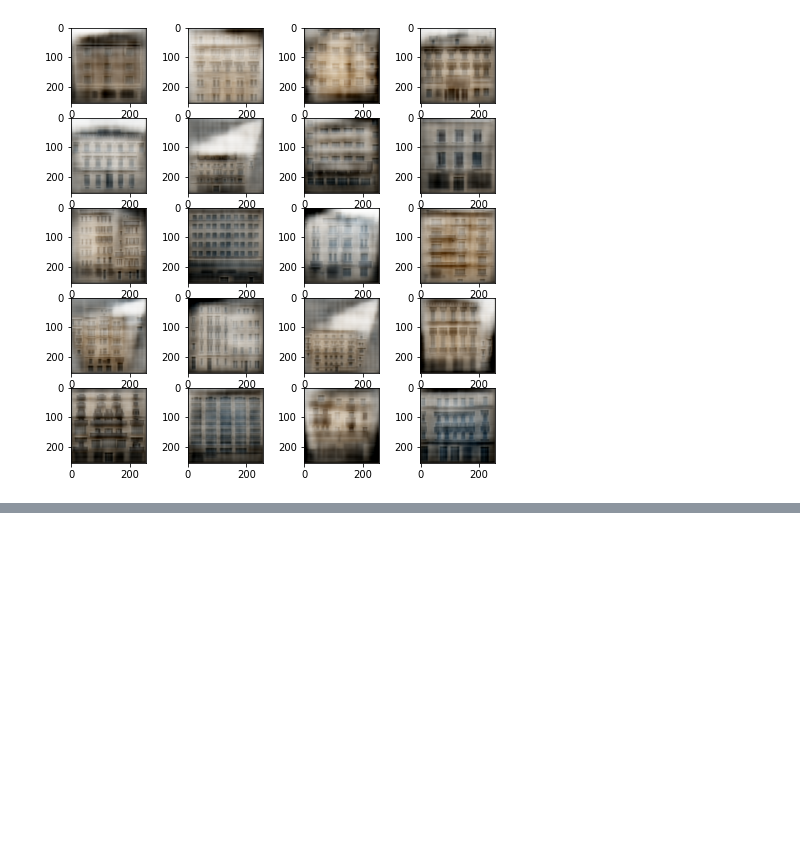
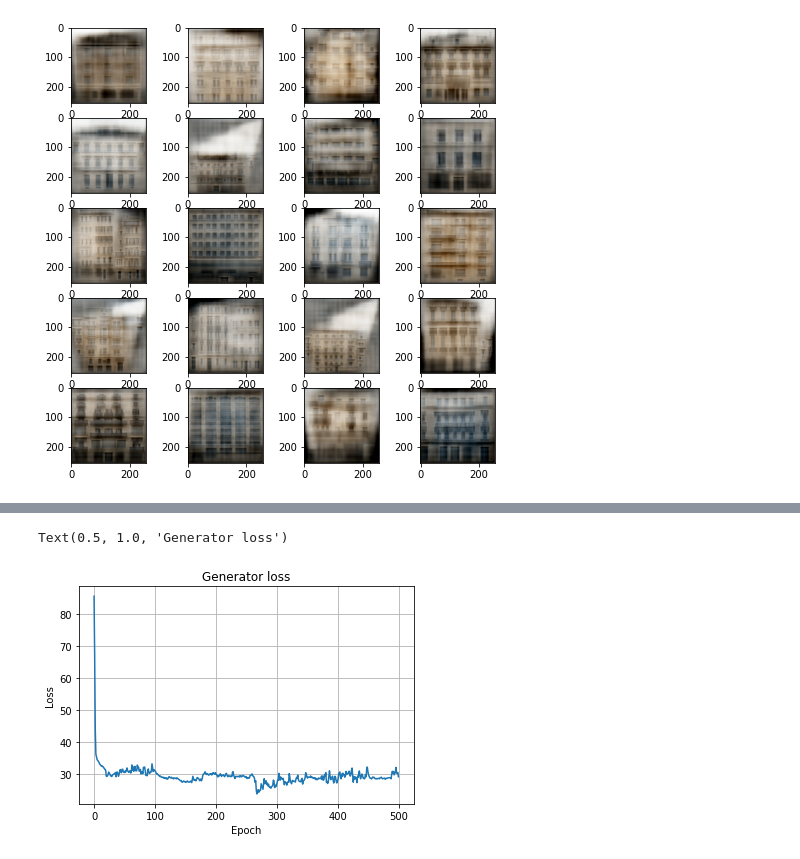
Before and after one commit to GreasyGoose/dl_adv, a Jupyter notebook: hw3/HW3_GANs.ipynb, the cells around one changed output, grey strips where cells are left out. Drawn from its saved outputs; the diff is of its cells as text; code cells hidden in the pictures; blank space fills up the shorter version.

```diff
--- a/hw3/HW3_GANs.ipynb
+++ b/hw3/HW3_GANs.ipynb
@@ -324,0 +342,10 @@ plt.show()
+# %%
+plt.figure()
+plt.plot(np.mean(_gen_loss.reshape(-1, len(dataloader)), axis=1))
+plt.grid()
+plt.xlabel("Epoch")
+plt.ylabel("Loss")
+plt.title("Generator loss")
+# %% [output]
+Text(0.5, 1.0, 'Generator loss')
+[figure, added]
```
Also changed, not shown: parts of 33 cells of this notebook.
